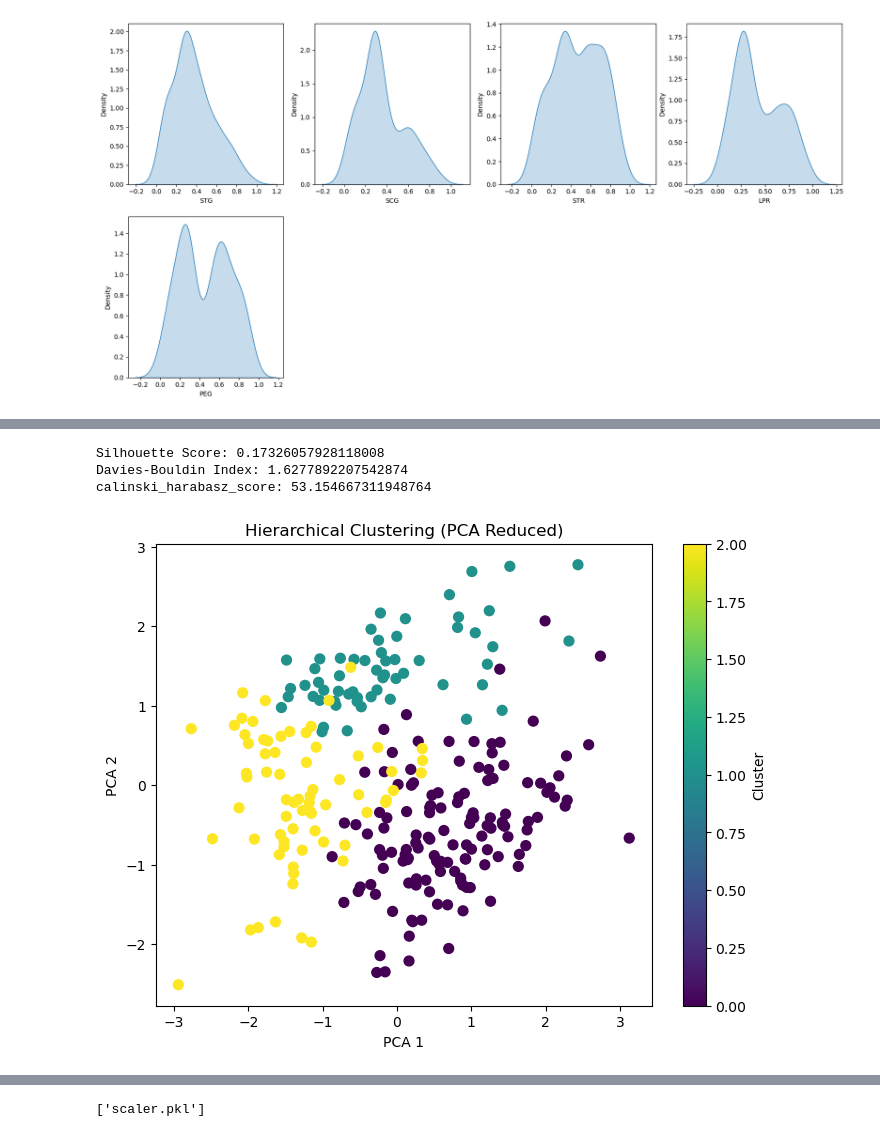
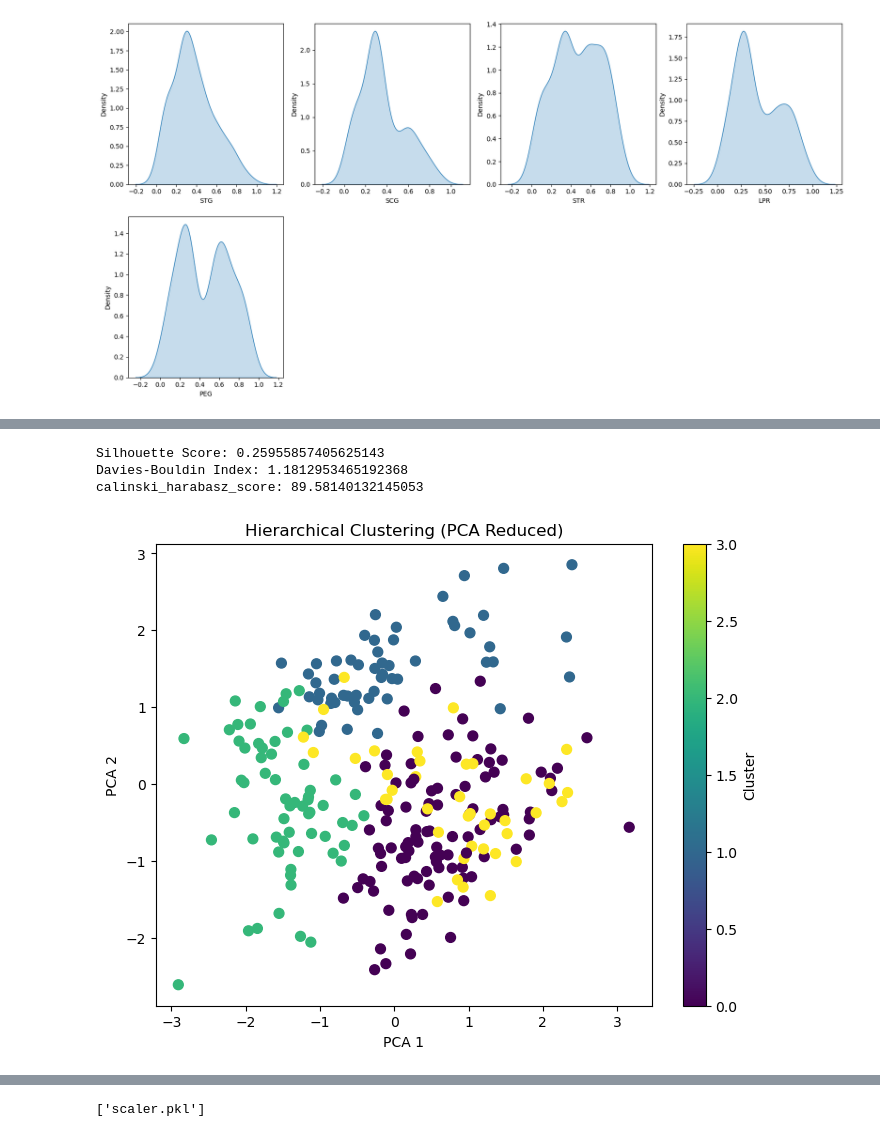
Before and after one commit to NithyaShriSK/unsupervised-Kmeans-DBscan-Task, a Jupyter notebook: cluster.ipynb, the cells around one changed output, grey strips where cells are left out. Saved outputs shown, nothing was run; the diff lists cells and outputs as text; code cells hidden in the pictures.

```diff
--- a/cluster.ipynb
+++ b/cluster.ipynb
@@ -70,0 +80,13 @@ plt.show()
+# %%
+Q1 = np.percentile(df["STG"], 25)
+Q3 = np.percentile(df["STG"], 75)
+IQR = Q3 - Q1
+
+lower_bound = Q1 - 1.5 * IQR
+upper_bound = Q3 + 1.5 * IQR
+
+# Replace only the outlier values in STG with NaN
+df.loc[(df["STG"] < lower_bound) | (df["STG"] > upper_bound), "STG"] = np.nan
+
+# Fill NaN using backfill (use inplace or reassign)
+df["STG"] = df["STG"].fillna(method="bfill")
@@ -77,13 +101,3 @@ plt.show()
 # %%
 scaler=StandardScaler()
 x=scaler.fit_transform(df)
-# %%
-'''Q1 = np.percentile(x[:, 0], 25)
-Q3 = np.percentile(x[:, 0], 75)
-IQR = Q3 - Q1
-
-lower_bound = Q1 - 1.5 * IQR
-upper_bound = Q3 + 1.5 * IQR
-
-x = x[(x[:, 0] > lower_bound) & (x[:, 0] < upper_bound)]
-'''
@@ -105,10 +187,10 @@ plt.show()
 # %%
-kmeans=KMeans(n_clusters=3,random_state=42)
+kmeans=KMeans(n_clusters=5,random_state=42,n_init=50,)
 res=[]
-y_cluster=kmeans.fit_predict(x)
-kmeanssilhouette = silhouette_score(x, y_cluster)
-kmeansdb_index = davies_bouldin_score(x, y_cluster)
-kmeans_ch = calinski_harabasz_score(x, y_cluster)
+y_cluster=kmeans.fit_predict(X_pca)
+kmeanssilhouette = silhouette_score(X_pca, y_cluster)
+kmeansdb_index = davies_bouldin_score(X_pca, y_cluster)
+kmeans_ch = calinski_harabasz_score(X_pca, y_cluster)
 res.append([kmeanssilhouette,kmeansdb_index,kmeans_ch,kmeans.inertia_])
 print("Silhouette Score:", kmeanssilhouette)
 print("Davies-Bouldin Index:", kmeansdb_index)
@@ -157,26 +269,26 @@ plt.show()
 # %%
-hc = AgglomerativeClustering(n_clusters=3, linkage='ward')
+hc = AgglomerativeClustering(n_clusters=4, linkage='ward')
 y_hc = hc.fit_predict(X_pca)
-hcsilhouette = silhouette_score(x, y_hc)
-hcdb_index = davies_bouldin_score(x, y_hc)
-hc_ch = calinski_harabasz_score(x, y_hc)
+hcsilhouette = silhouette_score(X_pca, y_hc)
+hcdb_index = davies_bouldin_score(X_pca, y_hc)
+hc_ch = calinski_harabasz_score(X_pca, y_hc)
 res.append([hcsilhouette,hcdb_index,hc_ch,np.nan])
 print("Silhouette Score:", hcsilhouette)
 print("Davies-Bouldin Index:", hcdb_index)
 print("calinski_harabasz_score:",hc_ch)
 # PCA 2D plot
 plt.figure(figsize=(8,6))
 plt.scatter(X_pca[:,0], X_pca[:,1], c=y_hc, cmap="viridis", s=50)
 plt.xlabel("PCA 1")
 plt.ylabel("PCA 2")
 plt.title("Hierarchical Clustering (PCA Reduced)")
 plt.colorbar(label="Cluster")
 plt.show()
 # %% [output]
-Silhouette Score: 0.17326057928118008
-Davies-Bouldin Index: 1.6277892207542874
-calinski_harabasz_score: 53.154667311948764
+Silhouette Score: 0.25955857405625143
+Davies-Bouldin Index: 1.1812953465192368
+calinski_harabasz_score: 89.58140132145053
-[figure, old version]
+[figure, new version]
 # %%
 import plotly.express as px
 import pandas as pd
```
Also changed, not shown: parts of 15 cells of this notebook, 4 other files.
